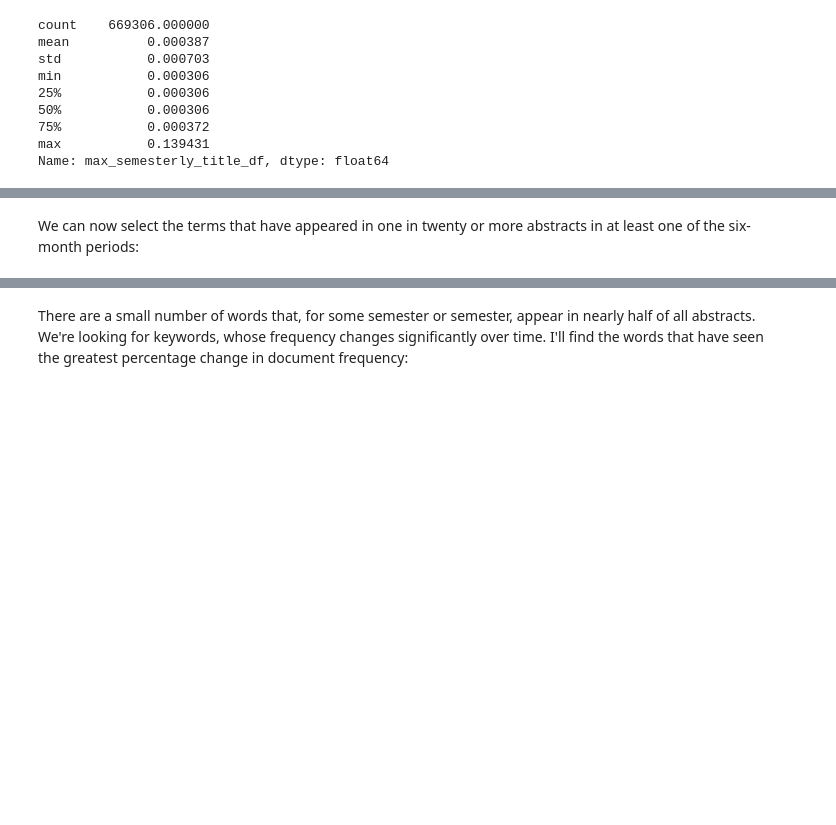
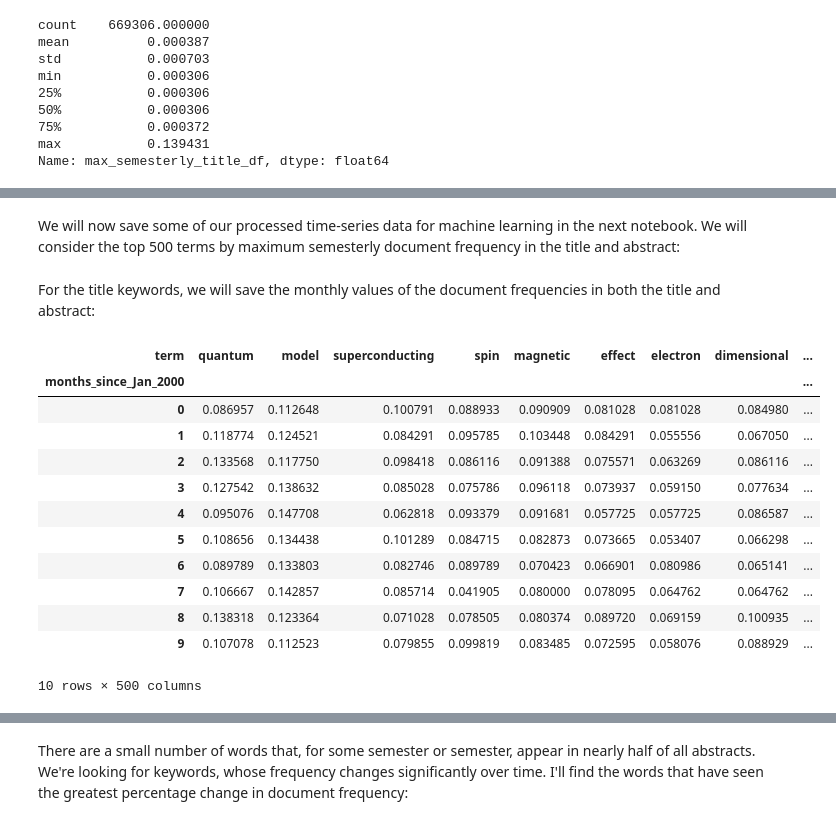
Before and after one commit to tommyliphysics/tommyli-ml, a Jupyter notebook: arxiv_trends/arxiv-historical-trends.ipynb, the cells around one changed output, grey strips where cells are left out. Saved outputs shown, nothing was run; the diff lists cells and outputs as text; code cells hidden in the pictures; blank space fills up the shorter version.

```diff
--- a/arxiv_trends/arxiv-historical-trends.ipynb
+++ b/arxiv_trends/arxiv-historical-trends.ipynb
@@ -495,2 +496,0 @@ df_data[df_data['term'] == 'machine learning']
-# %% [markdown]
-We can now select the terms that have appeared in one in twenty or more abstracts in at least one of the six-month periods:
@@ -498,0 +497,2 @@ keywords = df_data.sort_values('max_semesterly_title_df', ascending=False).head(
+# %% [markdown]
+We will now save some of our processed time-series data for machine learning in the next notebook. We will consider the top 500 terms by maximum semesterly document frequency in the title and abstract:
@@ -498,0 +502,21 @@ keywords = df_data.sort_values('max_semesterly_title_df', ascending=False).head(
+# %% [markdown]
+For the title keywords, we will save the monthly values of the document frequencies in both the title and abstract:
+# %%
+title_keywords_monthly_title_data = pd.DataFrame(monthly_titles_df[:, title_keywords.index], columns=title_keywords['term'])
+title_keywords_monthly_title_data['months_since_Jan_2000'] = np.arange(latest_month-earliest_month)
+title_keywords_monthly_title_data.set_index('months_since_Jan_2000', inplace=True)
+title_keywords_monthly_title_data.head(10)
+# %% [output]
+| term | quantum | model | superconducting | spin | magnetic | effect | electron | dimensional | ... |
+| months_since_Jan_2000 |  |  |  |  |  |  |  |  | ... |
+| 0 | 0.086957 | 0.112648 | 0.100791 | 0.088933 | 0.090909 | 0.081028 | 0.081028 | 0.084980 | ... |
+| 1 | 0.118774 | 0.124521 | 0.084291 | 0.095785 | 0.103448 | 0.084291 | 0.055556 | 0.067050 | ... |
+| 2 | 0.133568 | 0.117750 | 0.098418 | 0.086116 | 0.091388 | 0.075571 | 0.063269 | 0.086116 | ... |
+| 3 | 0.127542 | 0.138632 | 0.085028 | 0.075786 | 0.096118 | 0.073937 | 0.059150 | 0.077634 | ... |
+| 4 | 0.095076 | 0.147708 | 0.062818 | 0.093379 | 0.091681 | 0.057725 | 0.057725 | 0.086587 | ... |
+| 5 | 0.108656 | 0.134438 | 0.101289 | 0.084715 | 0.082873 | 0.073665 | 0.053407 | 0.066298 | ... |
+| 6 | 0.089789 | 0.133803 | 0.082746 | 0.089789 | 0.070423 | 0.066901 | 0.080986 | 0.065141 | ... |
+| 7 | 0.106667 | 0.142857 | 0.085714 | 0.041905 | 0.080000 | 0.078095 | 0.064762 | 0.064762 | ... |
+| 8 | 0.138318 | 0.123364 | 0.071028 | 0.078505 | 0.080374 | 0.089720 | 0.069159 | 0.100935 | ... |
+| 9 | 0.107078 | 0.112523 | 0.079855 | 0.099819 | 0.083485 | 0.072595 | 0.058076 | 0.088929 | ... |
+10 rows × 500 columns
```
Also changed, not shown: parts of 14 cells of this notebook.
